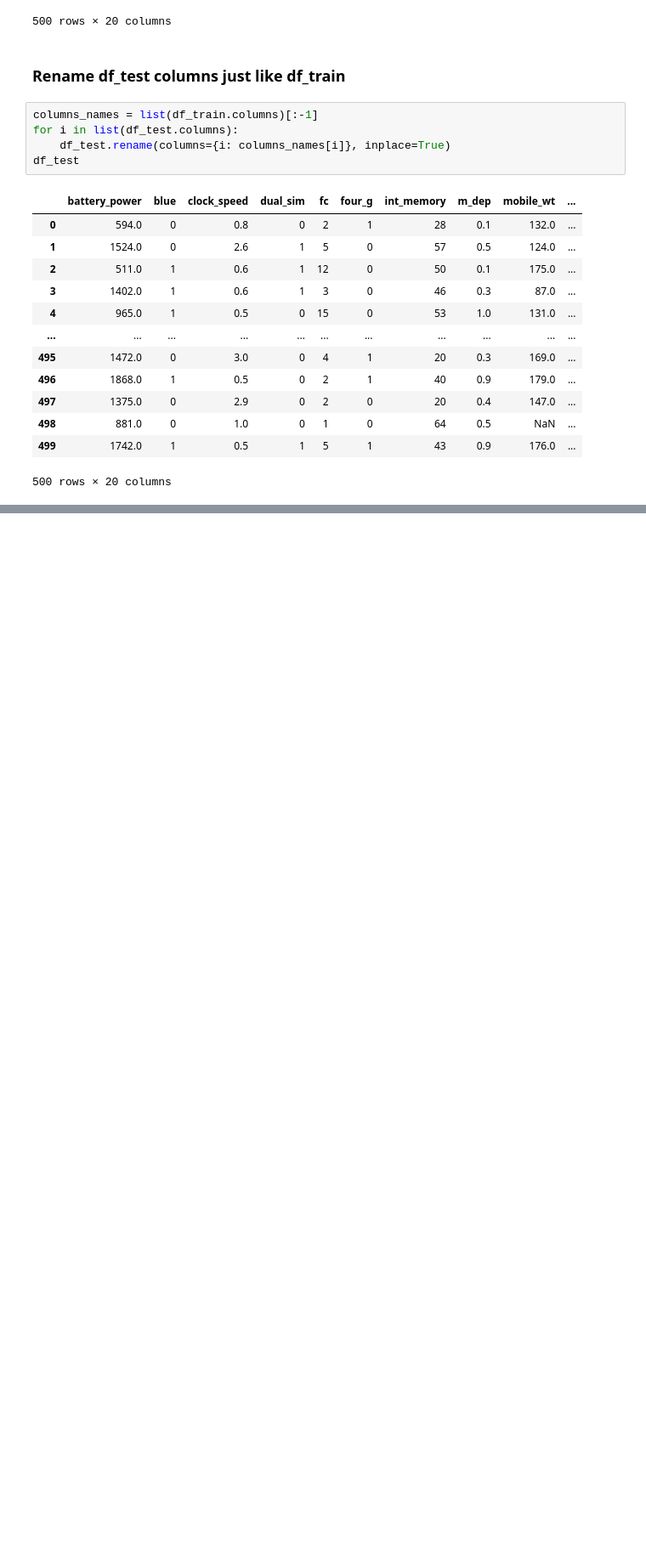
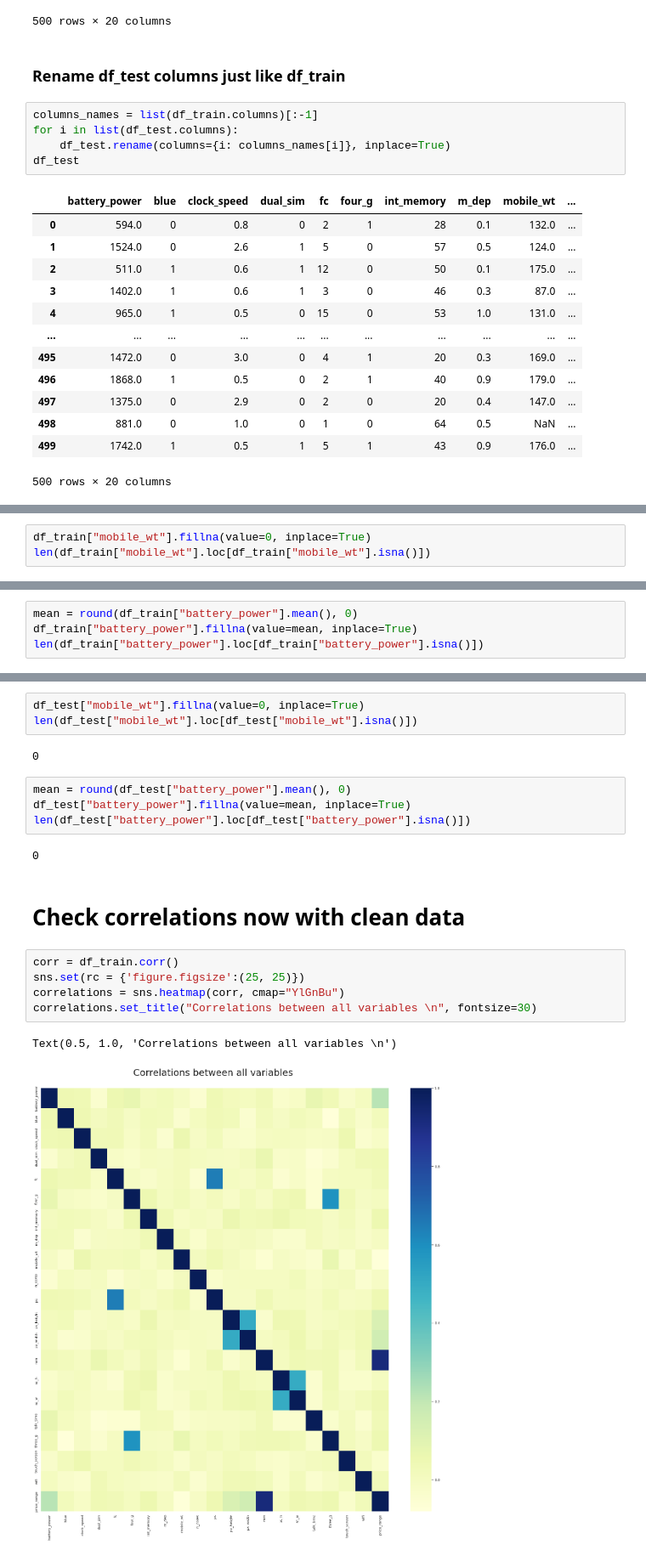
Before and after one commit to Meridolian/smartphone_classification, a Jupyter notebook: smartphones_classification.ipynb, the cells around one changed output, grey strips where cells are left out. Shown: that part at 85% size. Drawn from its saved outputs; the diff is of its cells as text; blank space fills up the shorter version.

```diff
--- a/smartphones_classification.ipynb
+++ b/smartphones_classification.ipynb
@@ -61,0 +194,3 @@ df_test
+# %%
+df_train["mobile_wt"].fillna(value=0, inplace=True)
+len(df_train["mobile_wt"].loc[df_train["mobile_wt"].isna()])
@@ -61,0 +201,4 @@ df_test
+# %%
+mean = round(df_train["battery_power"].mean(), 0)
+df_train["battery_power"].fillna(value=mean, inplace=True)
+len(df_train["battery_power"].loc[df_train["battery_power"].isna()])
@@ -61,0 +236,21 @@ df_test
+# %%
+df_test["mobile_wt"].fillna(value=0, inplace=True)
+len(df_test["mobile_wt"].loc[df_test["mobile_wt"].isna()])
+# %% [output]
+0
+# %%
+mean = round(df_test["battery_power"].mean(), 0)
+df_test["battery_power"].fillna(value=mean, inplace=True)
+len(df_test["battery_power"].loc[df_test["battery_power"].isna()])
+# %% [output]
+0
+# %% [markdown]
+# Check correlations now with clean data
+# %%
+corr = df_train.corr()
+sns.set(rc = {'figure.figsize':(25, 25)})
+correlations = sns.heatmap(corr, cmap="YlGnBu")
+correlations.set_title("Correlations between all variables \n", fontsize=30)
+# %% [output]
+Text(0.5, 1.0, 'Correlations between all variables \n')
+[figure, added]
```
Also changed, not shown: parts of 24 cells of this notebook.
